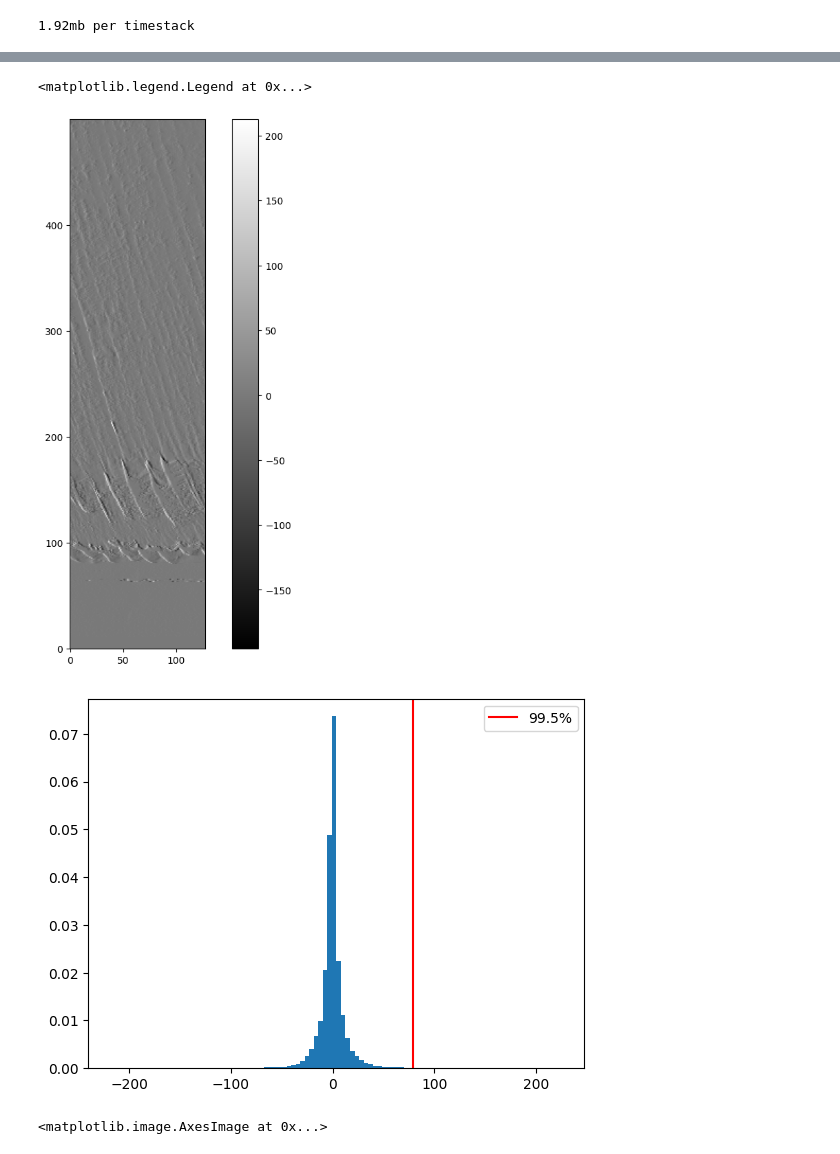
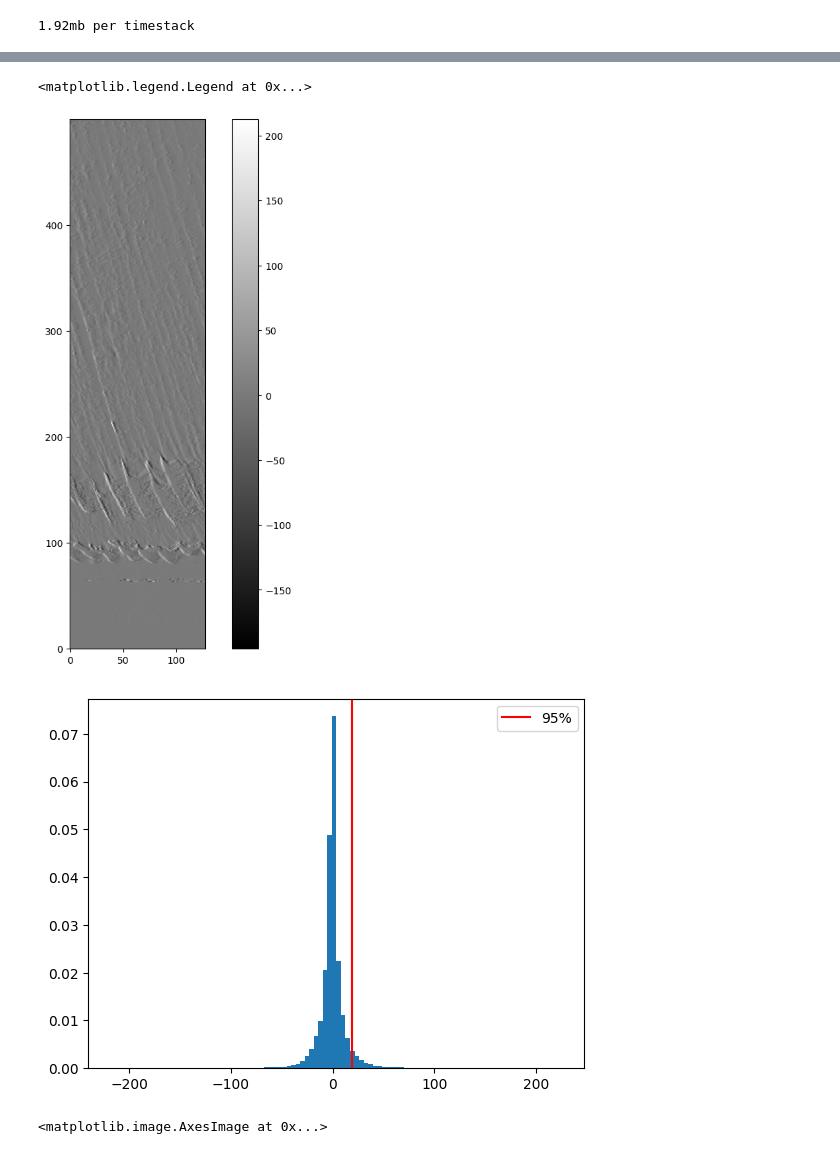
Before and after one commit to mleclair73/dunex, a Jupyter notebook: video/notebooks/timestack_diff_percentile.ipynb, the cells around one changed output, grey strips where cells are left out. Cells and saved outputs as stored; diff of their text form; code cells hidden in the pictures.

```diff
--- a/video/notebooks/timestack_diff_percentile.ipynb
+++ b/video/notebooks/timestack_diff_percentile.ipynb
@@ -38,17 +38,18 @@ timestack=timestack[:130]
 # %%
+percentile = 95
 diff = timestack[2:] - 0.5 * ((timestack[1:-1]) + (timestack[:-2]))
 # diff -= diff.mean(0)
 plt.figure(figsize=(10, 10))
 plt.imshow(diff[:, 500].T)
 plt.colorbar()
 plt.figure()
 plt.hist(diff.flatten(), density=True, bins=100)
 plt.axvline(np.percentile(diff.flatten(), percentile), label=f'{percentile}%', c='r')
 plt.legend()
 # %% [output]
 <matplotlib.legend.Legend at 0x...>
 [figure]
-[figure, old version]
+[figure, new version]
 # %%
 plt.figure()
 ts = diff[:, 500]
```
Also changed, not shown: parts of 5 cells of this notebook.
